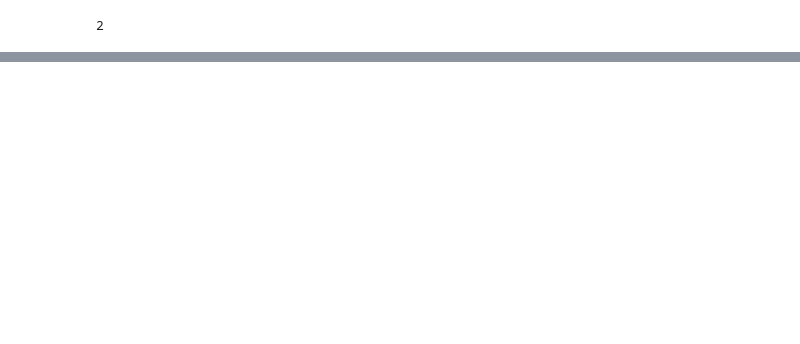
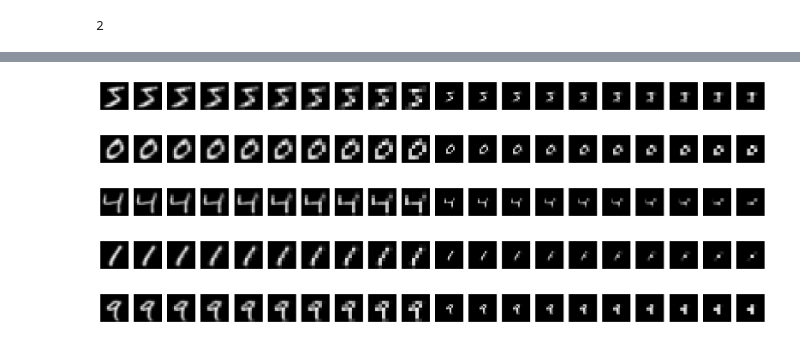
Before and after one commit to christianjensen2903/MNISTDiffusion, a Jupyter notebook: cold.ipynb, the cells around one changed output, grey strips where cells are left out. Cells and saved outputs as stored; diff of their text form; code cells hidden in the pictures; blank space fills up the shorter version.

```diff
--- a/cold.ipynb
+++ b/cold.ipynb
@@ -282,0 +167,61 @@ len(images)
+# %%
+def get_example_sample(image):
+
+    image = image.unsqueeze(0)
+
+    current_size = minimum_pixelation * 2
+
+    x_t = scale_images(image, to_size=minimum_pixelation)
+    x_t = scale_images(x_t, to_size=current_size)
+
+    initial_size = image.shape[-1]
+
+    pad_size = initial_size - x_t.shape[-1]
+
+    padded_image = torch.nn.functional.pad(
+        x_t,
+        pad=(pad_size // 2, pad_size // 2, pad_size // 2, pad_size // 2),
+    )
+
+    images = [padded_image]
+
+
+    while current_size <= initial_size:
+        for relative_t in range(n_between, 0, -1):
+
+            x_0 = scale_images(image, current_size)
+
+            if relative_t - 1 > 0:
+                x_t = (
+                    x_t
+                    - pixelate(x_0, relative_t)
+                    + pixelate(x_0, (relative_t - 1))
+                )
+            else:
+                current_size *= 2
+                x_t = scale_images(x_0, current_size)
+
+
+
+            pad_size = initial_size - x_t.shape[-1]
+
+            padded_image = torch.nn.functional.pad(
+                x_t,
+                pad=(pad_size // 2, pad_size // 2, pad_size // 2, pad_size // 2),
+            )
+
+            images.append(padded_image)
+
+
+    return images[:-1][::-1]
+
+for i in range(5):
+    showImageList(
+        get_example_sample(train_dataset[i][0])
+    )
+# %% [output]
+[figure, added]
+[figure, added]
+[figure, added]
+[figure, added]
+[figure, added]
```
Also changed, not shown: parts of 11 cells of this notebook, 6 other files.
